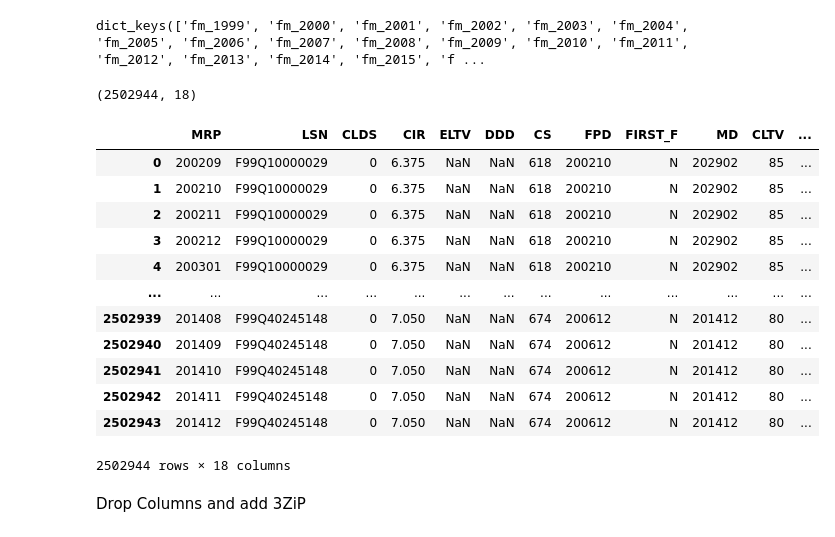
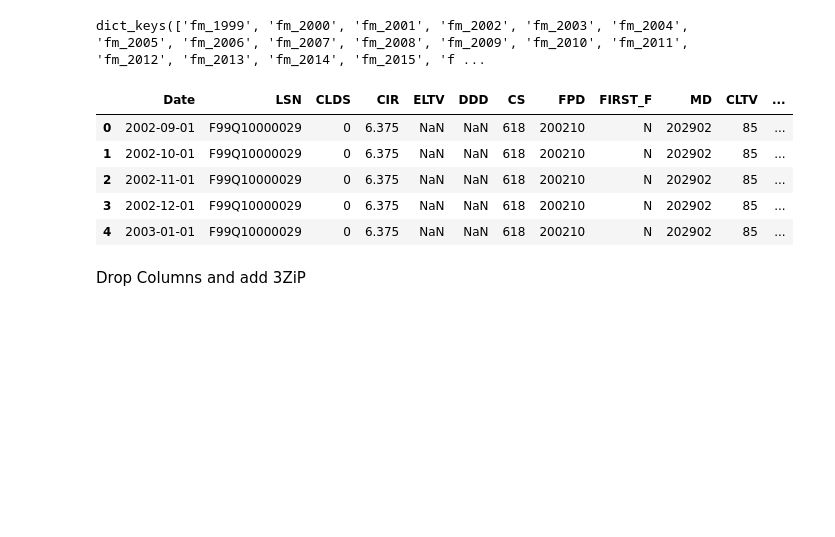
Before and after one commit to yannickpichardo/master_thesis, a Jupyter notebook: main_data.ipynb, the cells around one changed output. Saved outputs shown, nothing was run; the diff lists cells and outputs as text; code cells hidden in the pictures; blank space fills up the shorter version.

```diff
--- a/main_data.ipynb
+++ b/main_data.ipynb
@@ -127,10 +128,6 @@ datasets_tot.keys()  # Display the keys of the dictionary
 # %%
 def merge_orig_with_perf(orig_data, perf_data):
     merged_data = pd.merge(perf_data, orig_data, on="LSN", how="left")
-    #move Loan Sequence Number to the front
-    merged_data = merged_data[["LSN"] + [col for col in merged_data.columns if col != "LSN"]]
-    #move MRP to the front
-    merged_data = merged_data[["MRP"] + [col for col in merged_data.columns if col != "MRP"]]
     return merged_data
 # %%
 def merge_all_datasets(datasets):
@@ -151,7 +148,9 @@ def merge_all_datasets(datasets):
         perf_key = f"perf_{year}"
         if orig_key in datasets and perf_key in datasets:
             merged_data = merge_orig_with_perf(datasets[orig_key], datasets[perf_key])
-            merged_data['Date'] = merged_data['MRP'].astype(str)
+            merged_data['Date'] = pd.to_datetime(merged_data['MRP'], format = '%Y%m')
+            merged_data = merged_data.drop(['MRP'], axis=1)
+            merged_data = merged_data[["Date"] + ["LSN"] + [col for col in merged_data.columns if col != "LSN" and col != "Date"]]
             merged_datasets[f"fm_{year}"] = merged_data
             print("merged", year)
     return merged_datasets
@@ -180,23 +179,14 @@ merged 2022
 dict_keys(['fm_1999', 'fm_2000', 'fm_2001', 'fm_2002', 'fm_2003', 'fm_2004', 'fm_2005', 'fm_2006', 'fm_2007', 'fm_2008', 'fm_2009', 'fm_2010', 'fm_2011', 'fm_2012', 'fm_2013', 'fm_2014', 'fm_2015', 'f ...
 # %%
 fm_1999 = merged_datasets['fm_1999']
-display(fm_1999.shape)
-display(fm_1999)
+fm_1999.head()
 # %% [output]
-(2502944, 18)
-|  | MRP | LSN | CLDS | CIR | ELTV | DDD | CS | FPD | FIRST_F | MD | CLTV | ... |
-| 0 | 200209 | F99Q10000029 | 0 | 6.375 | NaN | NaN | 618 | 200210 | N | 202902 | 85 | ... |
-| 1 | 200210 | F99Q10000029 | 0 | 6.375 | NaN | NaN | 618 | 200210 | N | 202902 | 85 | ... |
-| 2 | 200211 | F99Q10000029 | 0 | 6.375 | NaN | NaN | 618 | 200210 | N | 202902 | 85 | ... |
-| 3 | 200212 | F99Q10000029 | 0 | 6.375 | NaN | NaN | 618 | 200210 | N | 202902 | 85 | ... |
-| 4 | 200301 | F99Q10000029 | 0 | 6.375 | NaN | NaN | 618 | 200210 | N | 202902 | 85 | ... |
-| ... | ... | ... | ... | ... | ... | ... | ... | ... | ... | ... | ... | ... |
-| 2502939 | 201408 | F99Q40245148 | 0 | 7.050 | NaN | NaN | 674 | 200612 | N | 201412 | 80 | ... |
-| 2502940 | 201409 | F99Q40245148 | 0 | 7.050 | NaN | NaN | 674 | 200612 | N | 201412 | 80 | ... |
-| 2502941 | 201410 | F99Q40245148 | 0 | 7.050 | NaN | NaN | 674 | 200612 | N | 201412 | 80 | ... |
-| 2502942 | 201411 | F99Q40245148 | 0 | 7.050 | NaN | NaN | 674 | 200612 | N | 201412 | 80 | ... |
-| 2502943 | 201412 | F99Q40245148 | 0 | 7.050 | NaN | NaN | 674 | 200612 | N | 201412 | 80 | ... |
+|  | Date | LSN | CLDS | CIR | ELTV | DDD | CS | FPD | FIRST_F | MD | CLTV | ... |
+| 0 | 2002-09-01 | F99Q10000029 | 0 | 6.375 | NaN | NaN | 618 | 200210 | N | 202902 | 85 | ... |
+| 1 | 2002-10-01 | F99Q10000029 | 0 | 6.375 | NaN | NaN | 618 | 200210 | N | 202902 | 85 | ... |
+| 2 | 2002-11-01 | F99Q10000029 | 0 | 6.375 | NaN | NaN | 618 | 200210 | N | 202902 | 85 | ... |
+| 3 | 2002-12-01 | F99Q10000029 | 0 | 6.375 | NaN | NaN | 618 | 200210 | N | 202902 | 85 | ... |
+| 4 | 2003-01-01 | F99Q10000029 | 0 | 6.375 | NaN | NaN | 618 | 200210 | N | 202902 | 85 | ... |
-2502944 rows × 18 columns
 # %%
 del datasets_tot
 del cols_keep_orig
```
Also changed, not shown: parts of 24 cells of this notebook, 7 other files.
